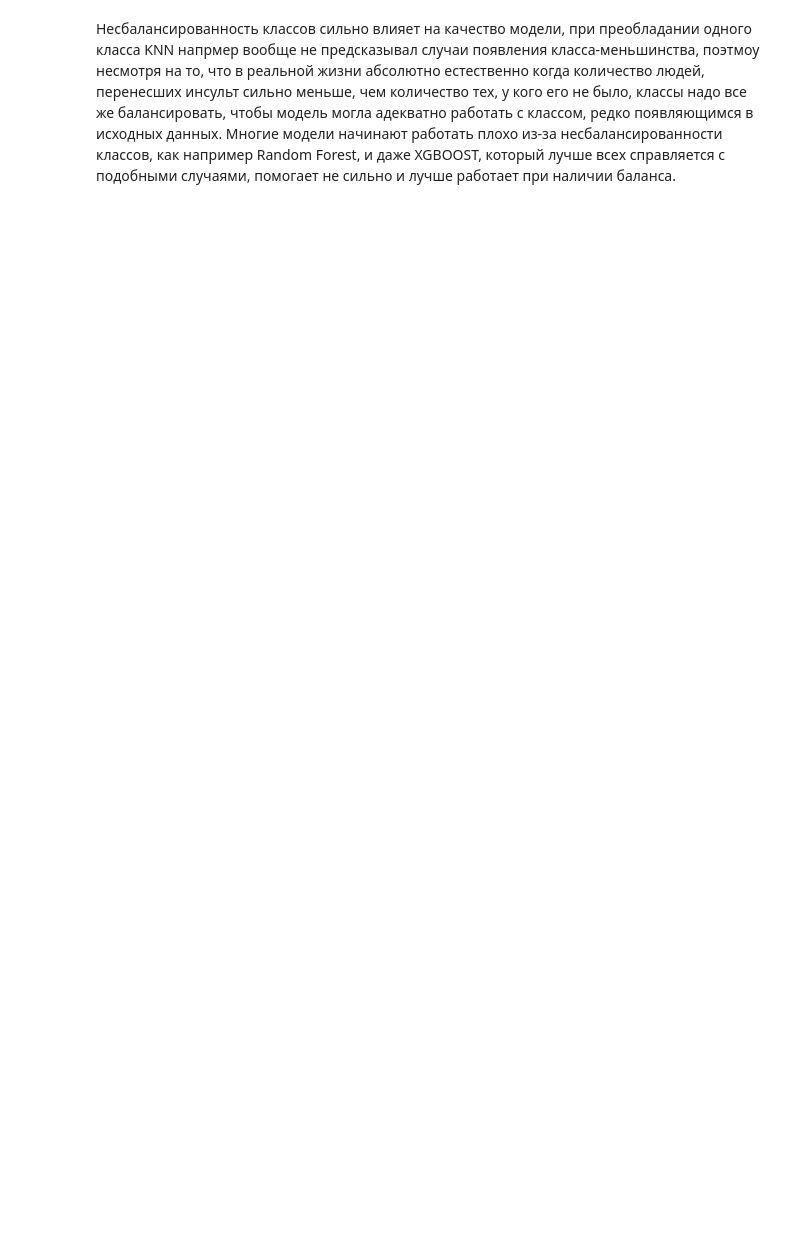
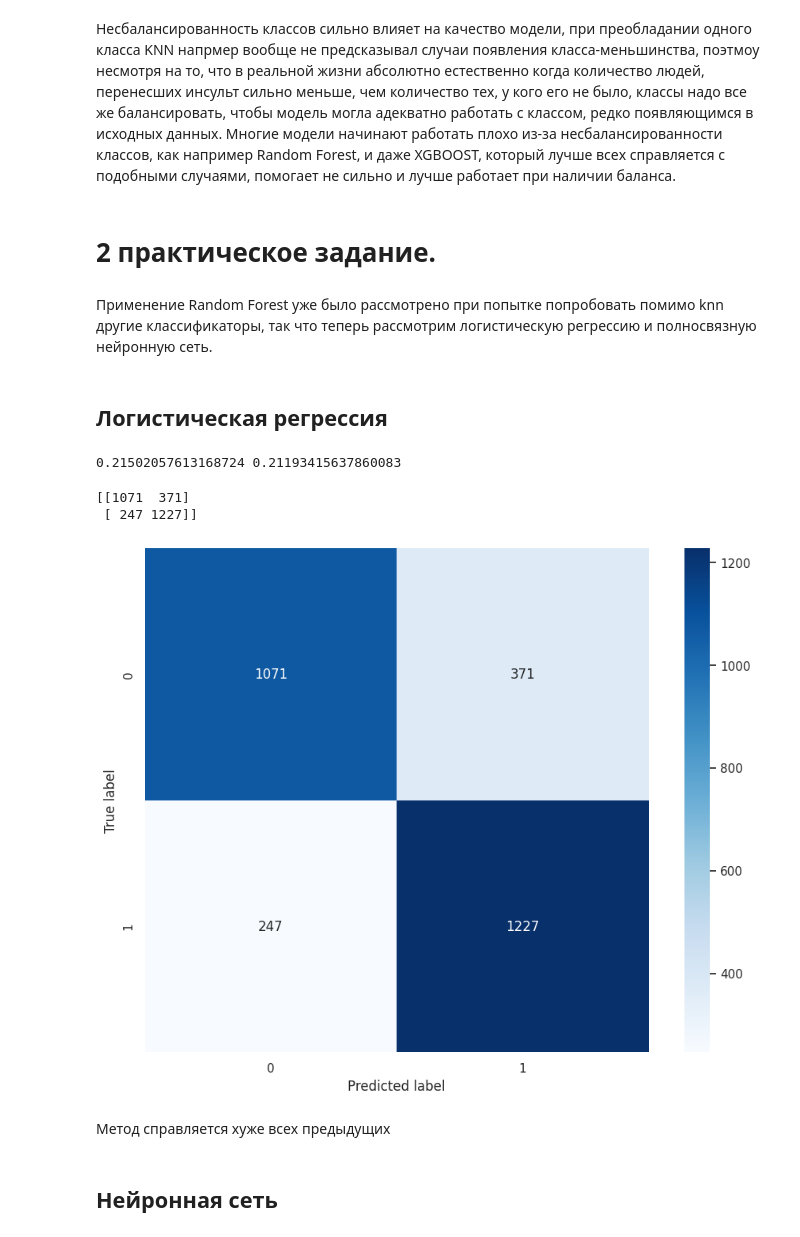
Before and after one commit to Dmitry145/ML-Mag, a Jupyter notebook: ML_Mag.ipynb, the cells around one changed output. Saved outputs shown, nothing was run; the diff lists cells and outputs as text; code cells hidden in the pictures; blank space fills up the shorter version.

```diff
--- a/ML_Mag.ipynb
+++ b/ML_Mag.ipynb
@@ -729,2 +726,32 @@ print(confusion_matrix(y_test, rfc.predict(X_test)))
 # %% [markdown]
 Несбалансированность классов сильно влияет на качество модели, при преобладании одного класса KNN напрмер вообще не предсказывал случаи появления класса-меньшинства, поэтмоу несмотря на то, что в реальной жизни абсолютно естественно когда количество людей, перенесших инсульт сильно меньше, чем количество тех, у кого его не было, классы надо все же балансировать, чтобы модель могла адекватно работать с классом, редко появляющимся в исходных данных. Многие модели начинают работать плохо из-за несбалансированности классов, как например Random Forest, и даже XGBOOST, который лучше всех справляется с подобными случаями, помогает не сильно и лучше работает при наличии баланса.
+# %% [markdown]
+# 2 практическое задание.
+# %% [markdown]
+Применение Random Forest уже было рассмотрено при попытке попробовать помимо knn другие классификаторы, так что теперь рассмотрим логистическую регрессию и полносвязную нейронную сеть.
+# %% [markdown]
+## Логистическая регрессия
+# %%
+from sklearn.linear_model import LogisticRegression
+model = LogisticRegression(max_iter=500)
+model.fit(X_train, y_train)
+
+y_train_pred = model.predict(X_train)
+y_test_pred = model.predict(X_test)
+print(np.mean(y_train != y_train_pred), np.mean(y_test != y_test_pred))
+# %% [output]
+0.21502057613168724 0.21193415637860083
+# %%
+sns.heatmap(confusion_matrix(y_test, model.predict(X_test)), square=True, annot=True, fmt='.0f', cmap=plt.cm.Blues)
+plt.xlabel("Predicted label")
+plt.ylabel("True label")
+pass
+print(confusion_matrix(y_test, model.predict(X_test)))
+# %% [output]
+[[1071  371]
+ [ 247 1227]]
+[figure, added]
+# %% [markdown]
+Метод справляется хуже всех предыдущих
+# %% [markdown]
+## Нейронная сеть
```
Also changed, not shown: parts of 36 cells of this notebook.
